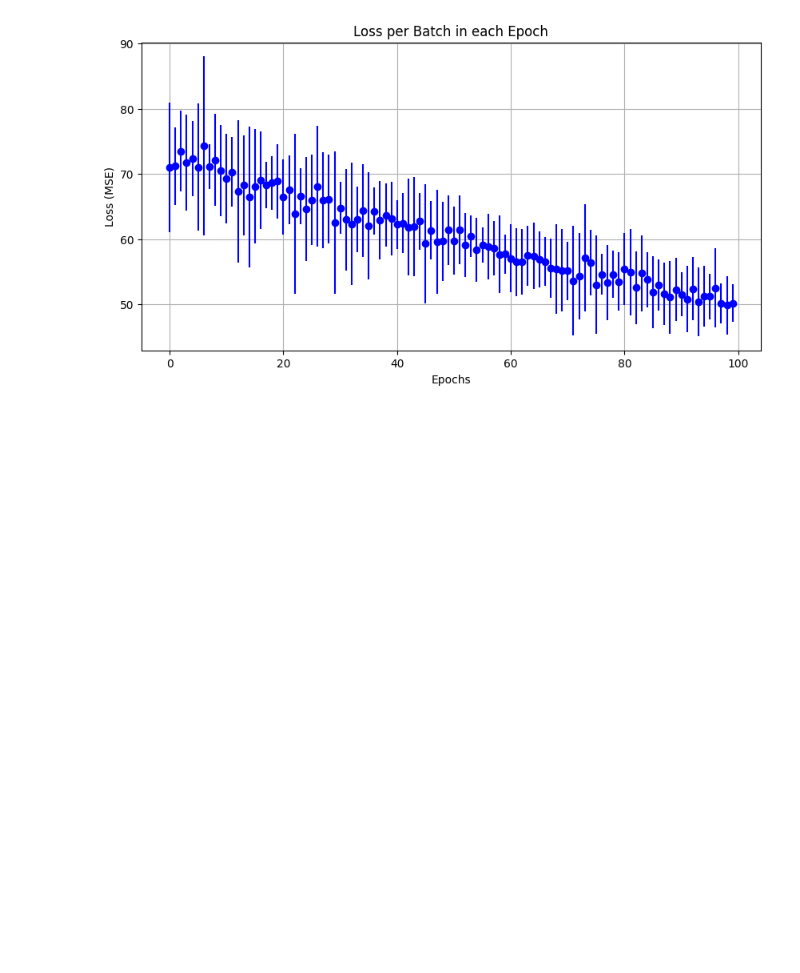
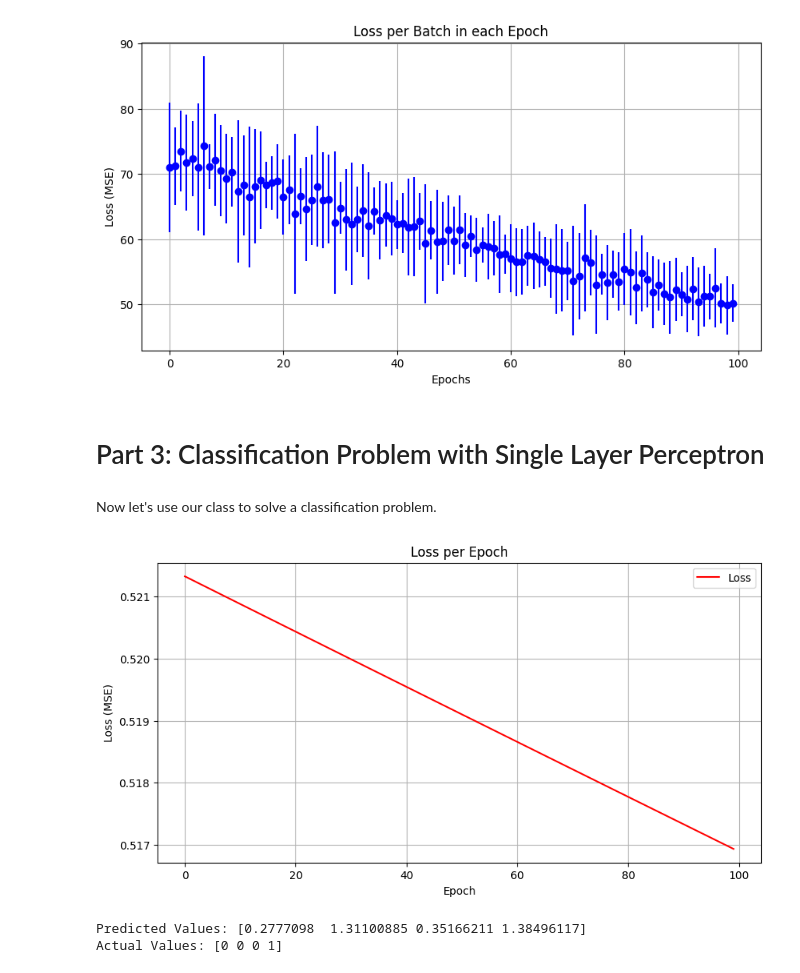
Before and after one commit to tiagomosantos/CapstoneProject, a Jupyter notebook: notebooks/class_4_notebook_solved.ipynb, the cells around one changed output. Cells and saved outputs as stored; diff of their text form; code cells hidden in the pictures; blank space fills up the shorter version.

```diff
--- a/notebooks/class_4_notebook_solved.ipynb
+++ b/notebooks/class_4_notebook_solved.ipynb
@@ -991,3 +991,29 @@ model2.plot_loss()
 model2.plot_epoch_info_loss()
 # %% [output]
 [figure]
+# %% [markdown]
+# Part 3: Classification Problem with Single Layer Perceptron
+# %% [markdown]
+Now let's use our class to solve a classification problem.
+# %%
+X = np.array([[0, 0], [0, 1], [1, 0], [1, 1]])
+y = np.array([0, 0, 0, 1])  # AND gate
+# %%
+# Create an instance of the PerceptronSGD class
+model = RegressorPerceptronSGD()
+
+# Train the model using the generated data
+model.train(X, y)
+# %%
+# Plot the loss curve
+model.plot_loss()
+# %% [output]
+[figure, added]
+# %%
+# Print the predicted values vs actual values
+y_pred = model.predict(X)
+print(f"Predicted Values: {y_pred}")
+print(f"Actual Values: {y}")
+# %% [output]
+Predicted Values: [0.2777098  1.31100885 0.35166211 1.38496117]
+Actual Values: [0 0 0 1]
```
Also changed, not shown: parts of 19 cells of this notebook.
